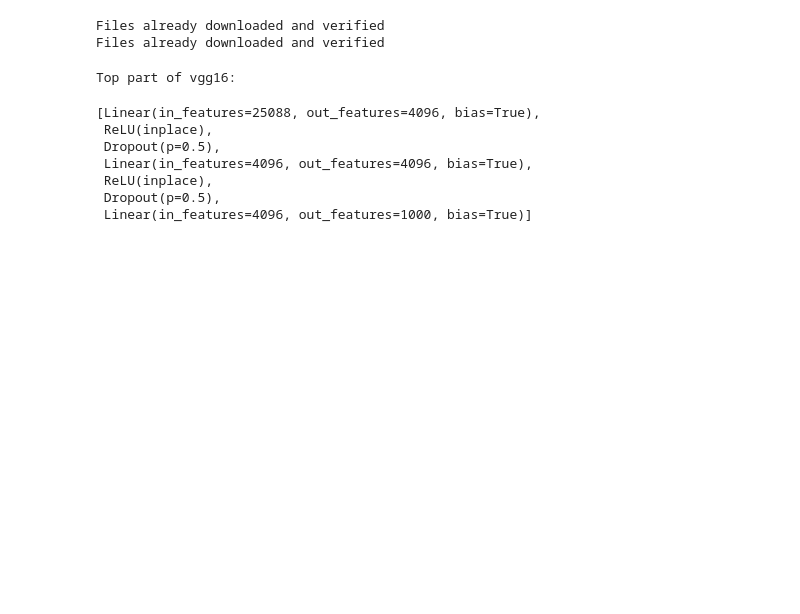
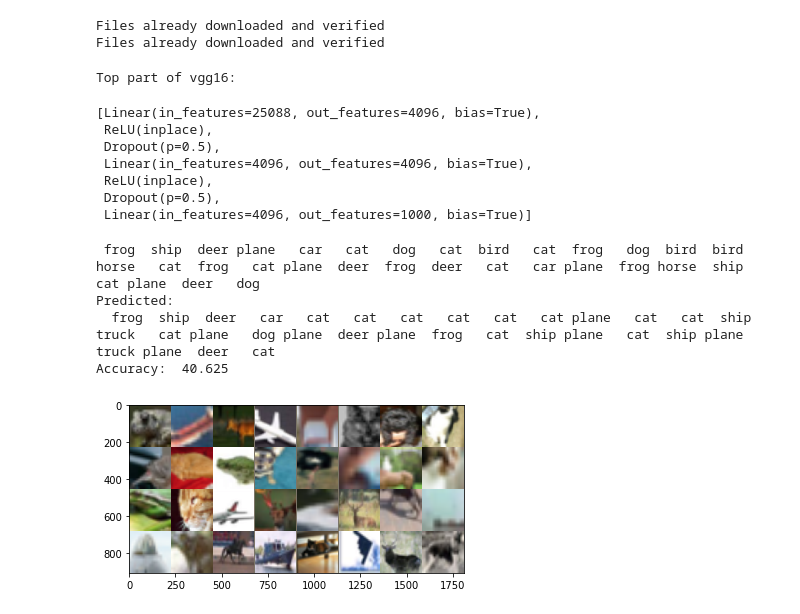
Before and after one commit to afcarl/deeplearning_experiences, a Jupyter notebook: Classification.ipynb, the cells around one changed output. Cells and saved outputs as stored; diff of their text form; code cells hidden in the pictures; blank space fills up the shorter version.

Commit message:
image: Add fix for imagenet means/std re-scaling.

```diff
--- a/Classification.ipynb
+++ b/Classification.ipynb
@@ -38,23 +38,30 @@ testloader = tutils.data.DataLoader(mnist_test, batch_size=batch_size, shuffle=T
 
 classes_mnist = tuple(i for i in range(10))
 # %%
-def imshow(img):
-    img = img / 2 + 0.5
+def imshow(img, imagenet=False):
+    if imagenet:
+        means = [0.485, 0.456, 0.406]
+        stds = [0.229, 0.224, 0.225]
+        for i in range(3):
+            img[i] = img[i] * stds[i] + means[i]
+    else:
+        img = img / 2 + 0.5
+
     npimg = img.numpy()
     plt.imshow(np.transpose(npimg, (1, 2, 0)))
 
-def display_batch(images, labels, classes):
-    imshow(vutils.make_grid(images))
+def display_batch(images, labels, classes, imagenet=False):
+    imshow(vutils.make_grid(images), imagenet=imagenet)
     print(' '.join('%5s' % classes[labels[j]] for j in range(batch_size)))
 
-def test_on_batch(loader, net, classes):
+def test_on_batch(loader, net, classes, imagenet=False):
     images, labels = iter(loader).next()
-    display_batch(images, labels, classes)
+    display_batch(images, labels, classes, imagenet=imagenet)
 
     preds = net(Variable(images))
     _, preds = torch.max(preds, 1)
     preds = preds.data.numpy()
-    print('Predicted:\n', ' '.join('%5s' % preds[j] for j in range(batch_size)))
+    print('Predicted:\n', ' '.join('%5s' % classes[preds[j]] for j in range(batch_size)))
     print('Accuracy: ', 100 * np.mean(preds == labels))
 # %%
 display_batch(*next(iter(trainloader)), classes_mnist)
@@ -165,7 +172,7 @@ trainloader = tutils.data.DataLoader(cifar_train, batch_size=batch_size, shuffle
 cifar_test = datasets.CIFAR10(ds.get_path('cifar10'), train=False, download=True, transform=transform)
 testloader = tutils.data.DataLoader(cifar_test, batch_size=batch_size, shuffle=True)
 
-classes = ('plane', 'car', 'bird', 'cat',
+classes_cifar = ('plane', 'car', 'bird', 'cat',
            'deer', 'dog', 'frog', 'horse',
            'ship', 'truck')
 
@@ -226 +233,9 @@ for epoch in range(n_epoch):
             running_loss = 0.0
+# %%
+test_on_batch(testloader, vgg16, classes_cifar, imagenet=True)
+# %% [output]
+ frog  ship  deer plane   car   cat   dog   cat  bird   cat  frog   dog  bird  bird horse   cat  frog   cat plane  deer  frog  deer   cat   car plane  frog horse  ship   cat plane  deer   dog
+Predicted:
+  frog  ship  deer   car   cat   cat   cat   cat   cat   cat plane   cat   cat  ship truck   cat plane   dog plane  deer plane  frog   cat  ship plane   cat  ship plane truck plane  deer   cat
+Accuracy:  40.625
+[figure, added]
```
Also changed, not shown: parts of 2 cells of this notebook.
